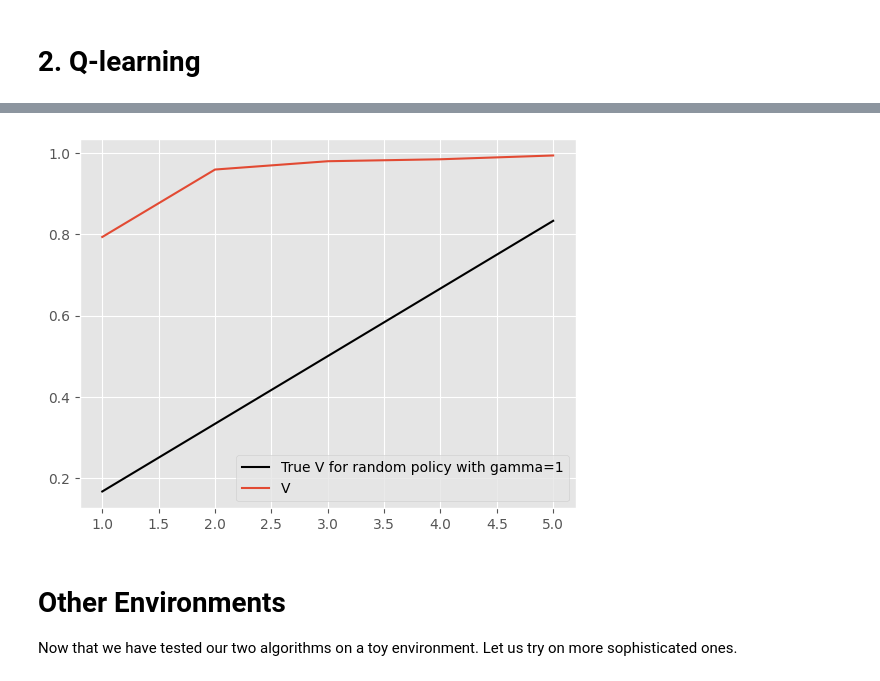
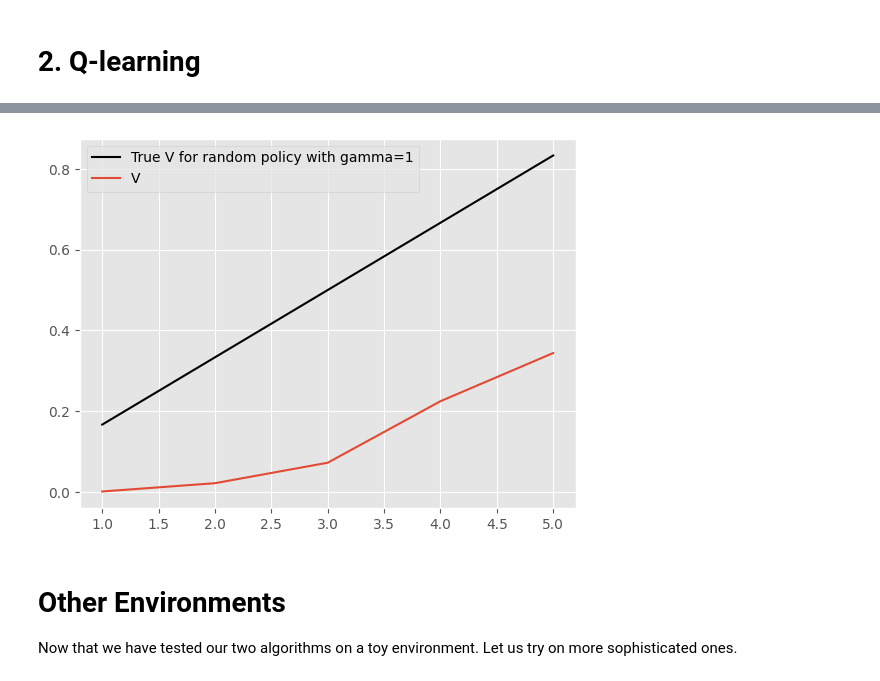
Before and after one commit to hamdilyes/RL, a Jupyter notebook: TP3/RL_lab3_partII_full.ipynb, the cells around one changed output, grey strips where cells are left out. Saved outputs shown, nothing was run; the diff lists cells and outputs as text; code cells hidden in the pictures.

```diff
--- a/TP3/RL_lab3_partII_full.ipynb
+++ b/TP3/RL_lab3_partII_full.ipynb
@@ -287,18 +286,18 @@ class QLearner():
 # %%
 env = LinearEnv()
 lr = 0.1
 gamma = 0.9999
 
-N_episodes = 100
+N_episodes = 10
 eps_init = .5
 eps_step = 10 / N_episodes
 
 agent = QLearner(env.action_space, env.observation_space, gamma=gamma, lr=lr)
 env, agent = run_N_episodes(env, agent, N_episodes=N_episodes)
 
 plotting.plot_RW([np.max(agent.q_values[obs]) for obs in range(7)])
 # %% [output]
-[figure, old version]
+[figure, new version]
 # %% [markdown]
 # Other Environments
 
```
Also changed, not shown: parts of 7 cells of this notebook, 4 other files.
